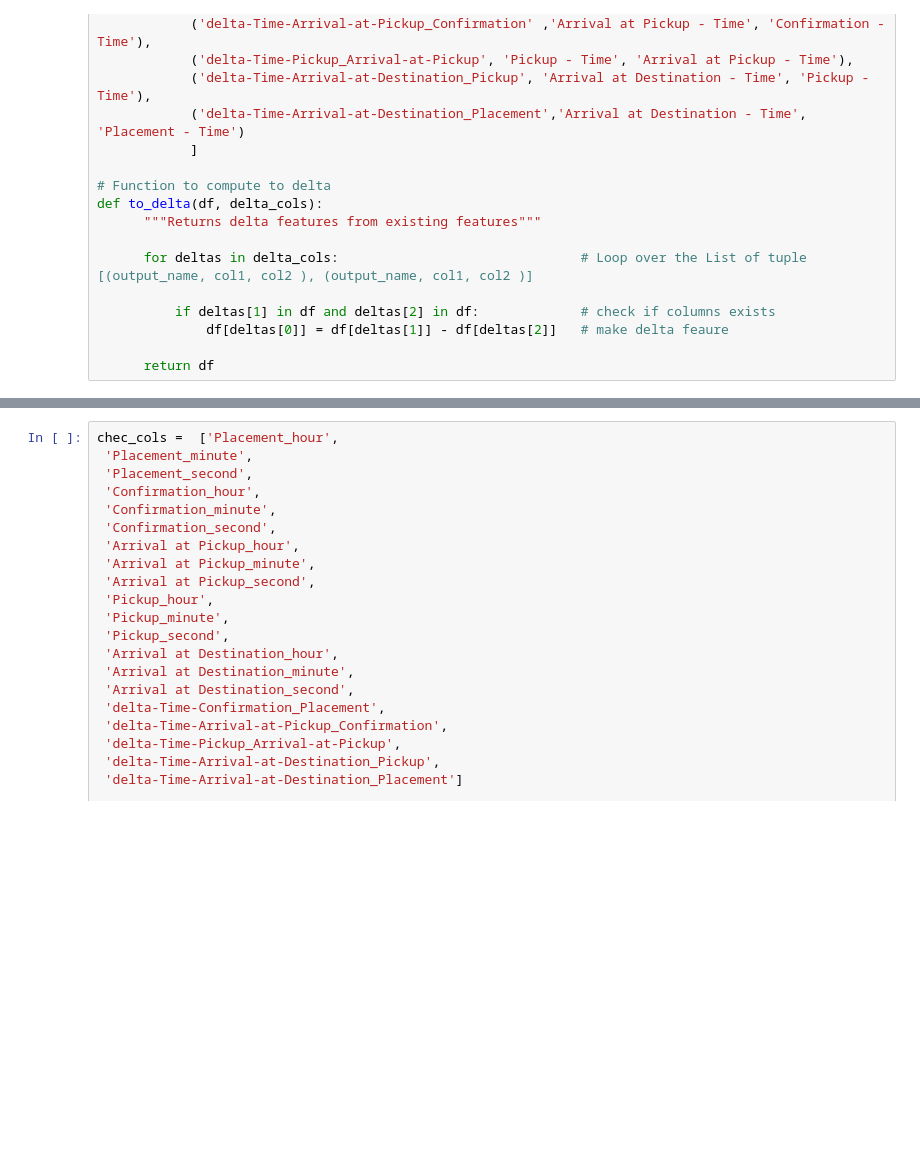
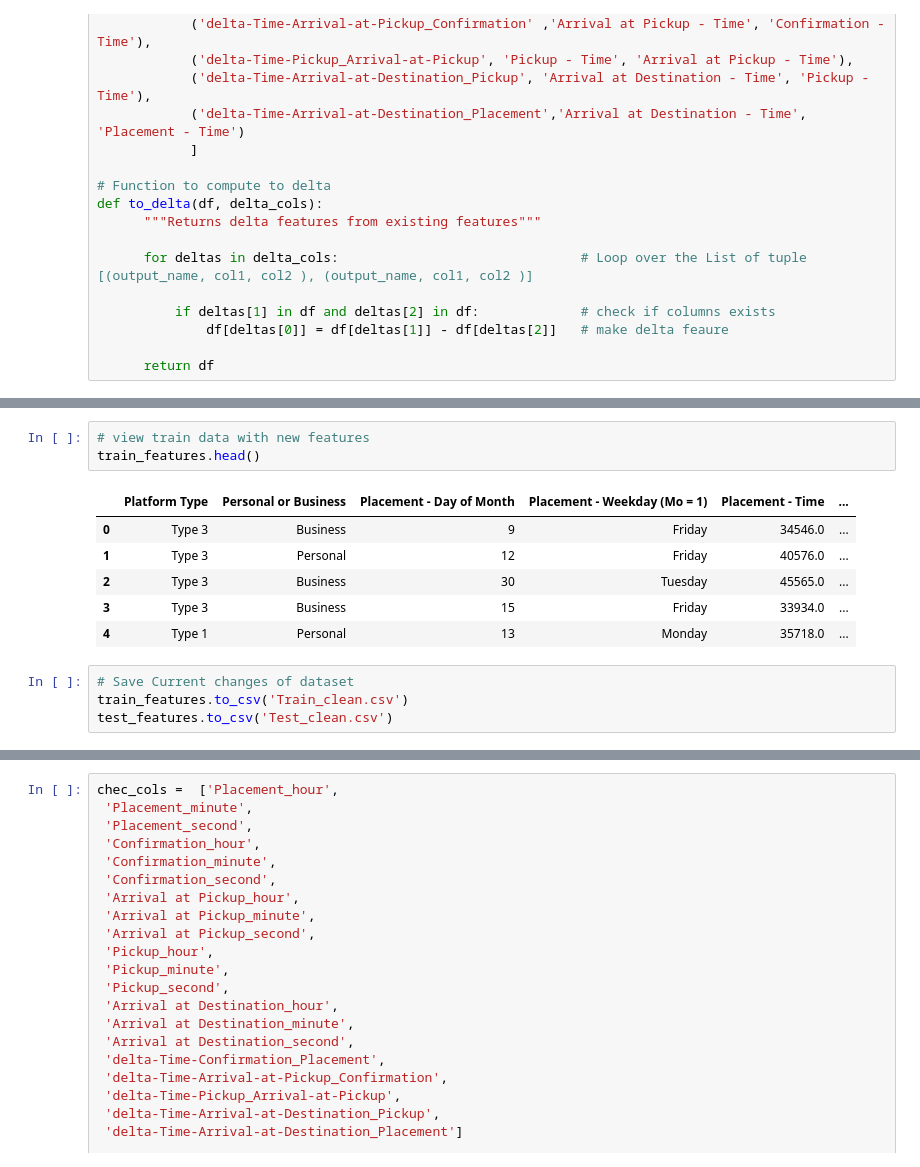
Before and after one commit to Explore-EDSA-2020/Regression-Sendy-Logistics-Challenge, a Jupyter notebook: notebook/Sendy_logistics_DataPrep.ipynb, the cells around one changed output, grey strips where cells are left out. Cells and saved outputs as stored; diff of their text form; blank space fills up the shorter version.

```diff
--- a/notebook/Sendy_logistics_DataPrep.ipynb
+++ b/notebook/Sendy_logistics_DataPrep.ipynb
@@ -360,0 +442,14 @@ def to_delta(df, delta_cols):
+# %%
+# view train data with new features
+train_features.head()
+# %% [output]
+|  | Platform Type | Personal or Business | Placement - Day of Month | Placement - Weekday (Mo = 1) | Placement - Time | ... |
+| 0 | Type 3 | Business | 9 | Friday | 34546.0 | ... |
+| 1 | Type 3 | Personal | 12 | Friday | 40576.0 | ... |
+| 2 | Type 3 | Business | 30 | Tuesday | 45565.0 | ... |
+| 3 | Type 3 | Business | 15 | Friday | 33934.0 | ... |
+| 4 | Type 1 | Personal | 13 | Monday | 35718.0 | ... |
+# %%
+# Save Current changes of dataset
+train_features.to_csv('Train_clean.csv')
+test_features.to_csv('Test_clean.csv')
```
Also changed, not shown: parts of 84 cells of this notebook.
